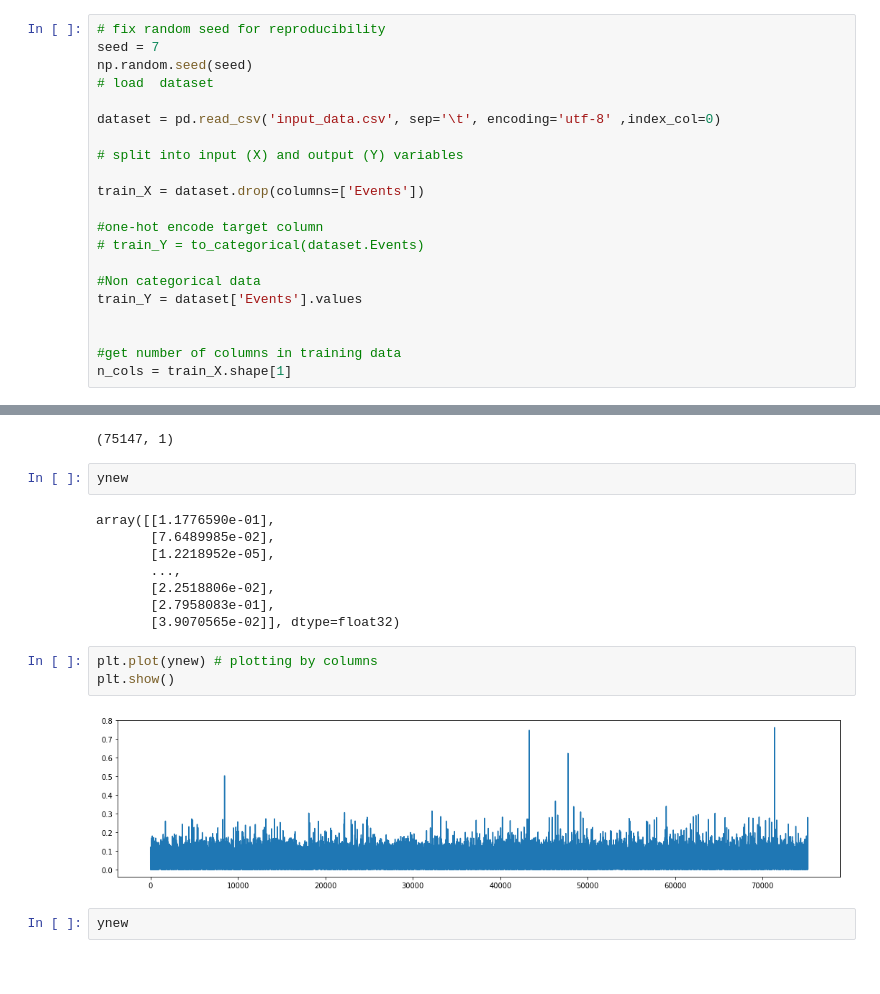
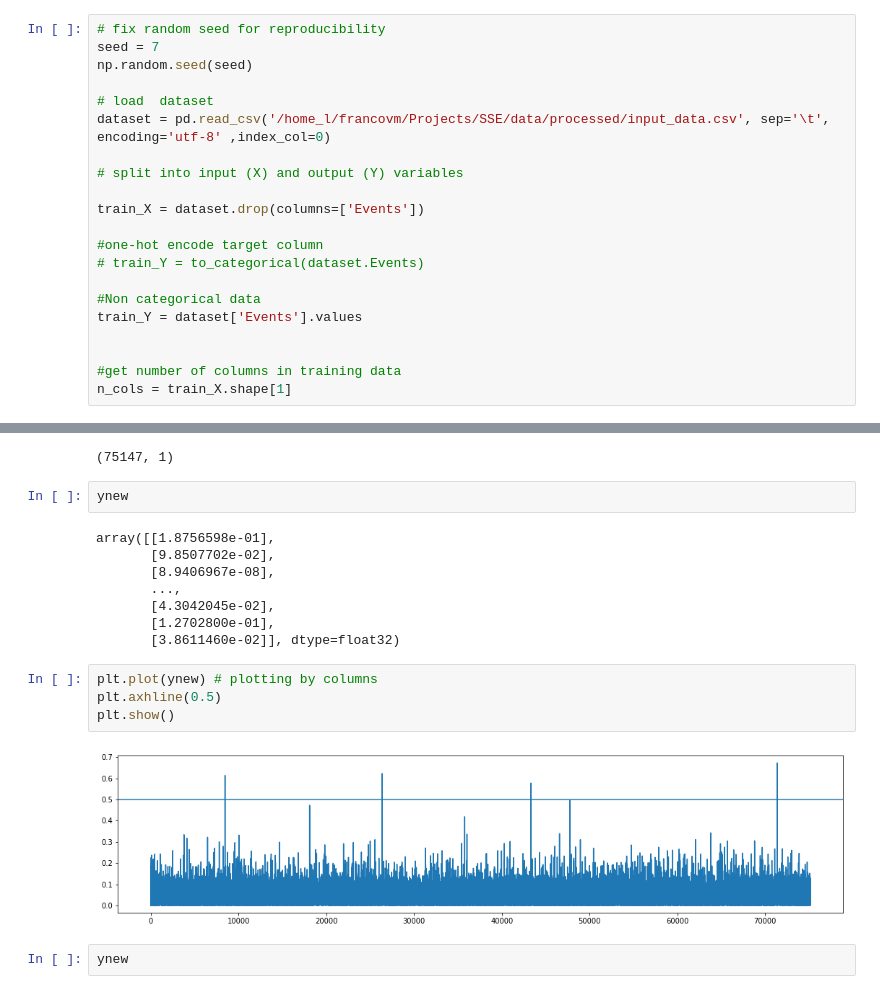
Before and after one commit to francovm/SSE, a Jupyter notebook: notebooks/04-Test-NN.ipynb, the cells around one changed output, grey strips where cells are left out. Cells and saved outputs as stored; diff of their text form.

```diff
--- a/notebooks/04-Test-NN.ipynb
+++ b/notebooks/04-Test-NN.ipynb
@@ -14,9 +14,9 @@ from keras.models import load_model
 # fix random seed for reproducibility
 seed = 7
 np.random.seed(seed)
+
 # load  dataset
-
-dataset = pd.read_csv('input_data.csv', sep='\t', encoding='utf-8' ,index_col=0)
+dataset = pd.read_csv('/home_l/francovm/Projects/SSE/data/processed/input_data.csv', sep='\t', encoding='utf-8' ,index_col=0)
 
 # split into input (X) and output (Y) variables
 
@@ -201,18 +163,19 @@ ynew.shape
 # %%
 ynew
 # %% [output]
-array([[1.1776590e-01],
-       [7.6489985e-02],
-       [1.2218952e-05],
+array([[1.8756598e-01],
+       [9.8507702e-02],
+       [8.9406967e-08],
        ...,
-       [2.2518806e-02],
-       [2.7958083e-01],
-       [3.9070565e-02]], dtype=float32)
+       [4.3042045e-02],
+       [1.2702800e-01],
+       [3.8611460e-02]], dtype=float32)
 # %%
 plt.plot(ynew) # plotting by columns
+plt.axhline(0.5)
 plt.show()
 # %% [output]
-[figure, old version]
+[figure, new version]
 # %%
 ynew
 # %% [output]
```
Also changed, not shown: parts of 6 cells of this notebook, 4 other files.
